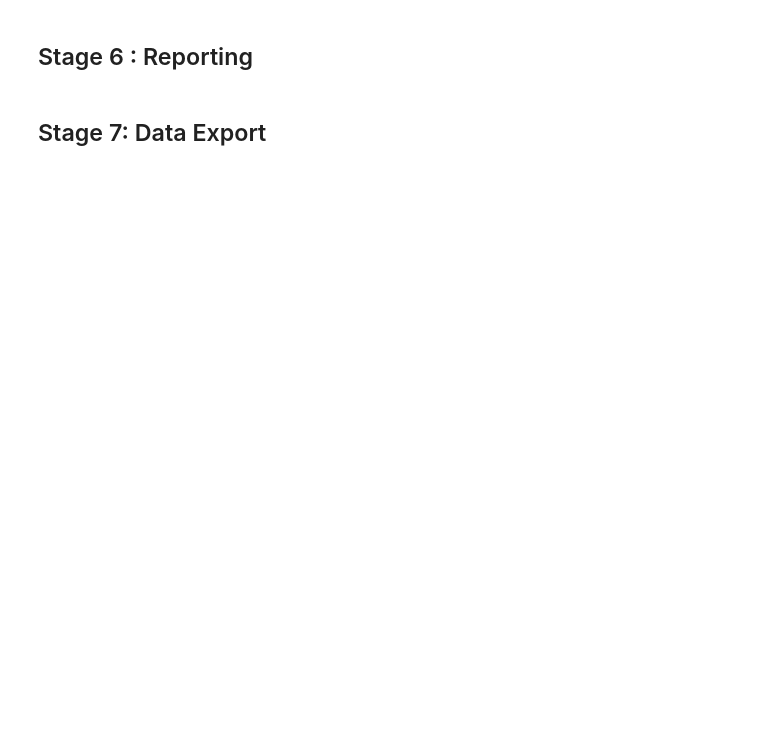
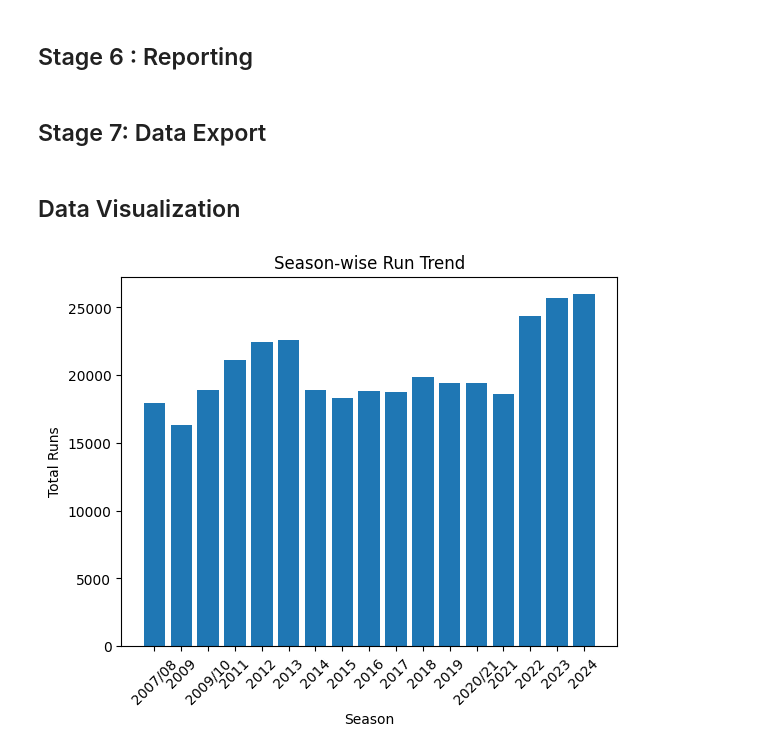
Before and after one commit to anshkhare1607-web/IplCaseStudyPandas, a Jupyter notebook: main.ipynb, the cells around one changed output. Drawn from its saved outputs; the diff is of its cells as text; code cells hidden in the pictures; blank space fills up the shorter version.

Commit message:
Data Visualization using Matplotlib

```diff
--- a/main.ipynb
+++ b/main.ipynb
@@ -803,3 +952,17 @@ with pd.ExcelWriter("output/ipl_analysis.xlsx") as writer:
     economy.to_excel(writer, sheet_name="Economy", index=False)
     runs_per_team_per_match.to_excel(writer, sheet_name="Team Scores", index=False)
     death_over.to_excel(writer, sheet_name="Death Overs", index=False)
+# %% [markdown]
+## Data Visualization
+# %%
+import matplotlib.pyplot as plt
+
+# bar chart for runs per season
+plt.bar(runs_per_season['season'], runs_per_season['total_runs'])
+plt.xlabel("Season")
+plt.ylabel("Total Runs")
+plt.title("Season-wise Run Trend")
+plt.xticks(rotation=45)
+plt.show()
+# %% [output]
+[figure, added]
```
Also changed, not shown: parts of 25 cells of this notebook, 2 other files.
